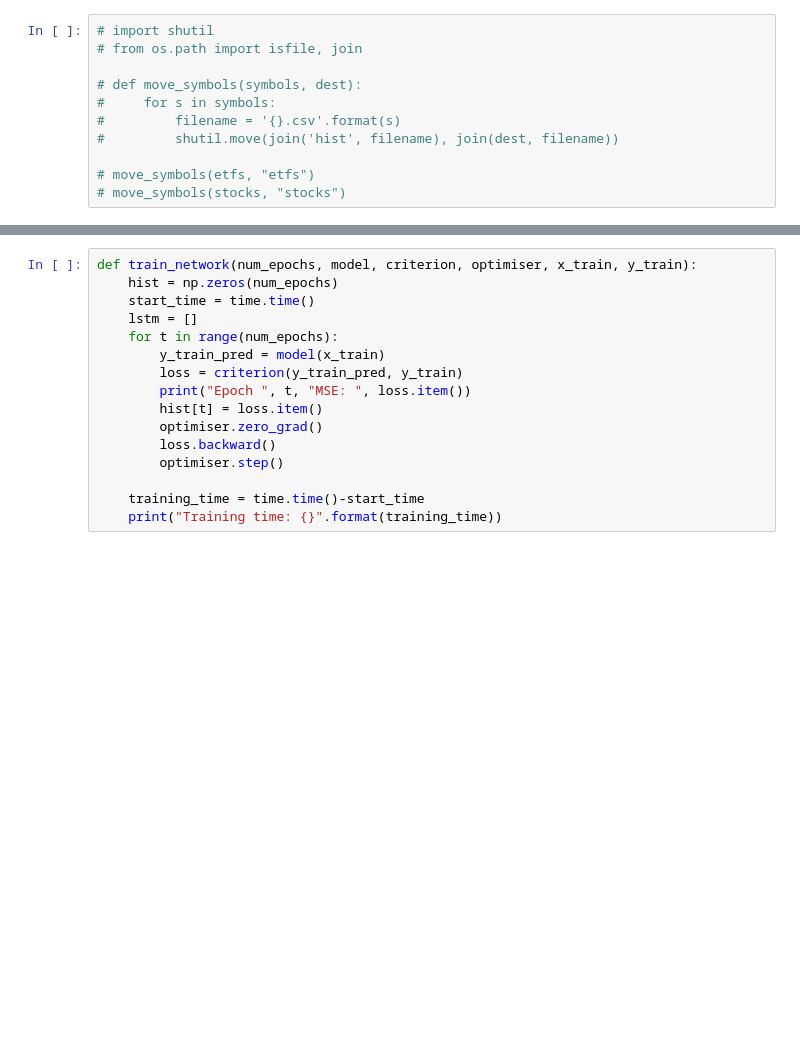
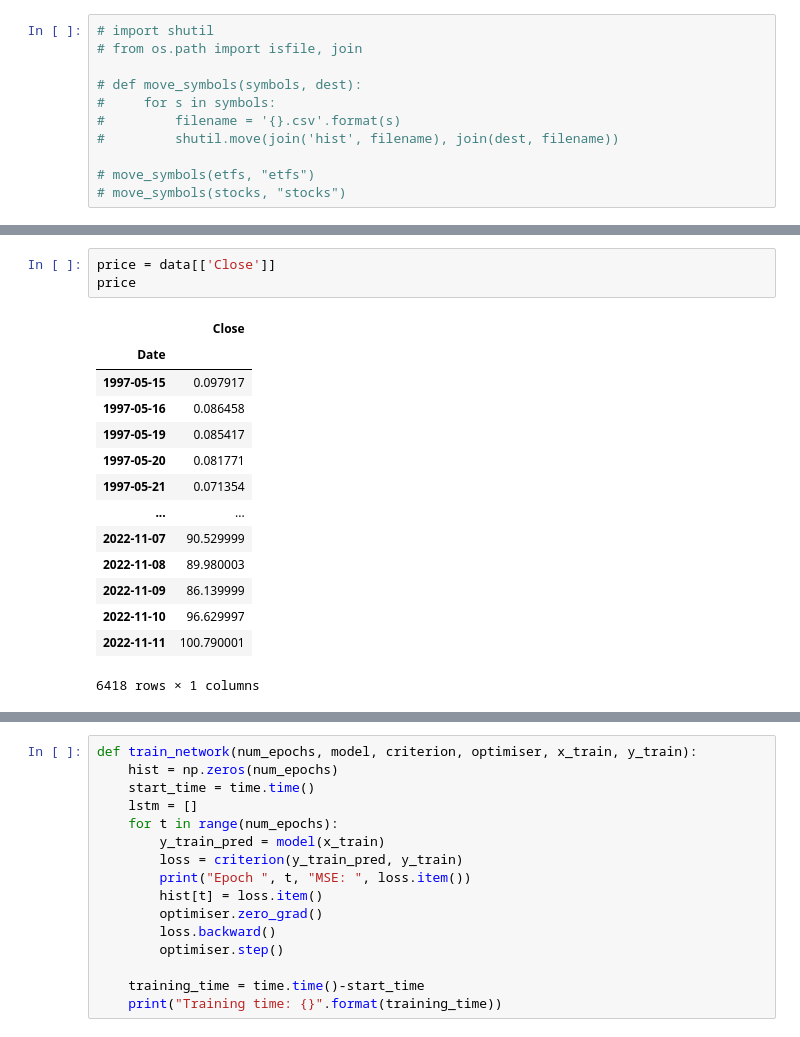
Before and after one commit to poo5zan/deep_learning_fundamentals, a Jupyter notebook: assignment_3/assignment_3.ipynb, the cells around one changed output, grey strips where cells are left out. Saved outputs shown, nothing was run; the diff lists cells and outputs as text; blank space fills up the shorter version.

Commit message:
prediction of close price only - univariate

```diff
--- a/assignment_3/assignment_3.ipynb
+++ b/assignment_3/assignment_3.ipynb
@@ -206,0 +175,18 @@ x_df
+# %%
+price = data[['Close']]
+price
+# %% [output]
+|  | Close |
+| Date |  |
+| 1997-05-15 | 0.097917 |
+| 1997-05-16 | 0.086458 |
+| 1997-05-19 | 0.085417 |
+| 1997-05-20 | 0.081771 |
+| 1997-05-21 | 0.071354 |
+| ... | ... |
+| 2022-11-07 | 90.529999 |
+| 2022-11-08 | 89.980003 |
+| 2022-11-09 | 86.139999 |
+| 2022-11-10 | 96.629997 |
+| 2022-11-11 | 100.790001 |
+6418 rows × 1 columns
```
Also changed, not shown: parts of 17 cells of this notebook.
